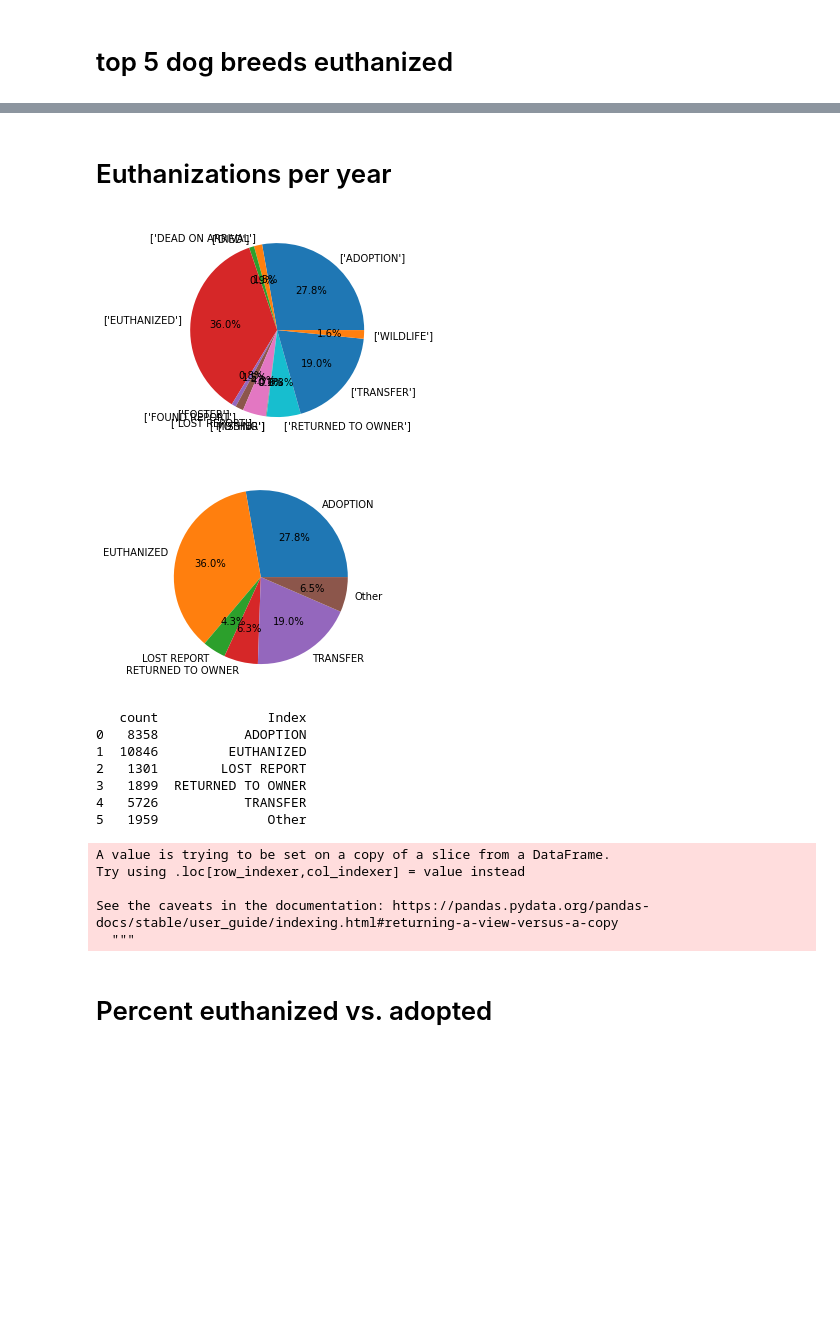
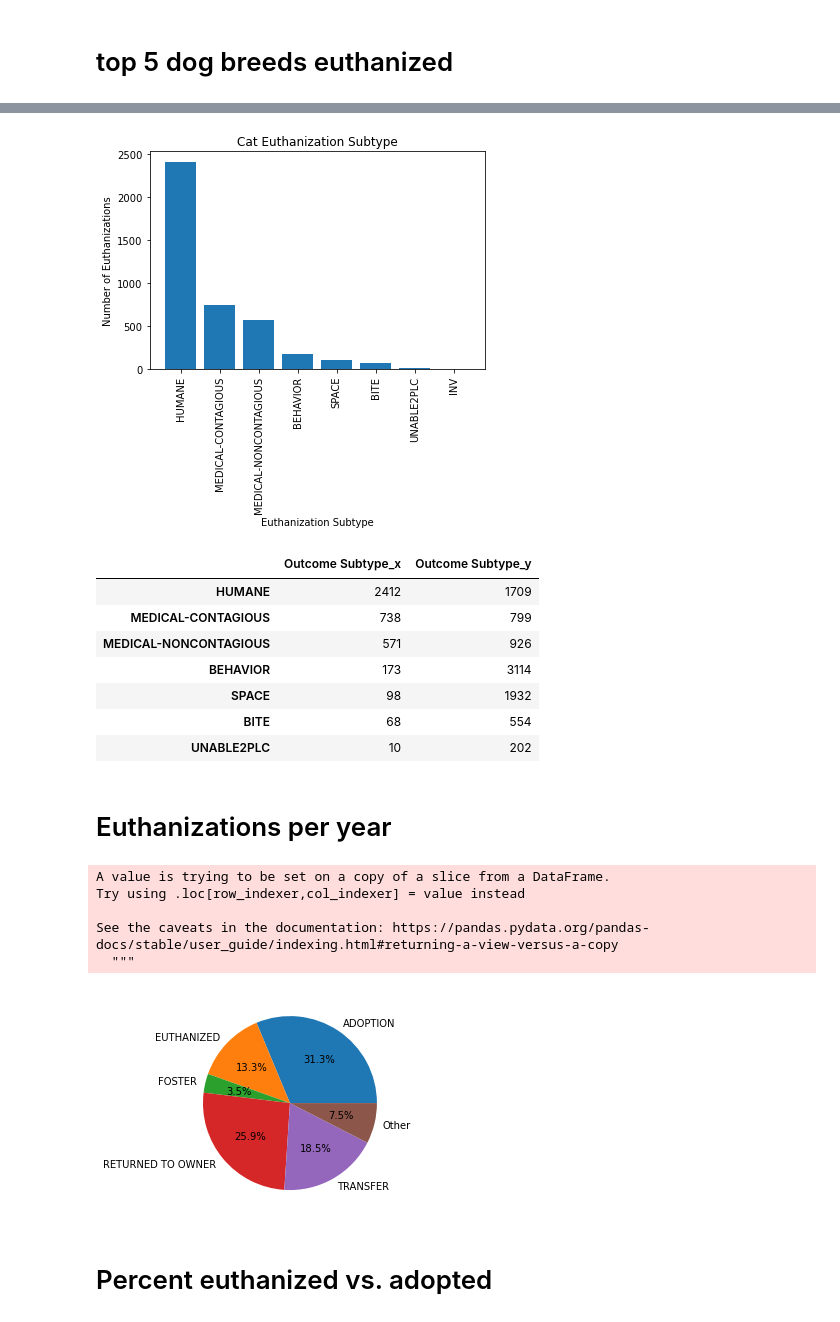
Before and after one commit to jconcha56429/Project1, a Jupyter notebook: Euthanization/Euthanization.ipynb, the cells around one changed output, grey strips where cells are left out. Saved outputs shown, nothing was run; the diff lists cells and outputs as text; code cells hidden in the pictures; blank space fills up the shorter version.

```diff
--- a/Euthanization/Euthanization.ipynb
+++ b/Euthanization/Euthanization.ipynb
@@ -62,3 +93,25 @@ Name: Animal Breed, dtype: int64
+# %%
+# cat by euthanization subtype
+sub_cat = sub_euth.loc[sub_euth['Animal Type'] == 'CAT']
+sub_cat_count = sub_cat['Outcome Subtype'].value_counts()
+plt.bar(sub_cat_count.index, sub_cat_count)
+plt.xticks(rotation=90)
+plt.title('Cat Euthanization Subtype')
+plt.xlabel('Euthanization Subtype')
+plt.ylabel('Number of Euthanizations')
+plt.show()
+merge = pd.merge(sub_cat_count,sub_dog_count,left_index= True,right_index= True)
+merge
+# %% [output]
+[figure, added]
+|  | Outcome Subtype_x | Outcome Subtype_y |
+| HUMANE | 2412 | 1709 |
+| MEDICAL-CONTAGIOUS | 738 | 799 |
+| MEDICAL-NONCONTAGIOUS | 571 | 926 |
+| BEHAVIOR | 173 | 3114 |
+| SPACE | 98 | 1932 |
+| BITE | 68 | 554 |
+| UNABLE2PLC | 10 | 202 |
 # %% [markdown]
 # Euthanizations per year
 # %%
@@ -68,35 +121,6 @@ data_2018 = shelter_data_df.loc[shelter_data_df['Year']=='FY2018']
 data_2019 = shelter_data_df.loc[shelter_data_df['Year']=='FY2019']
 data_2020 = shelter_data_df.loc[shelter_data_df['Year']=='FY2020']
 data_2021 = shelter_data_df.loc[shelter_data_df['Year']=='FY2021']
-def euth_v_adopt(year):
-  #   count = sort_values(year['Outcome Type'].value_counts()
-    both = year.groupby('Outcome Type')['Outcome Type'].agg(['count','unique'])
-    count = both['count']
-    names = both['unique']
-    # both.sort_values(by = 'count', ascending = False)
-    plt.pie(count, labels = names, autopct='%1.1f%%')
-year = data_2016
-euth_v_adopt(year)
-# %% [output]
-[figure, removed]
-# %%
-test = data_2016.groupby('Outcome Type')['Outcome Type'].agg(['count'])
-names = sorted(data_2017['Outcome Type'].unique())
-test['Names'] = names
-test2 = test.loc[test['count'] < 1000]
-test4 = test.loc[test['count'] > 1000]
-test3 = test2['count'].sum()
-new_row = {'count':test3, 'Names': 'Other'}
-# test = test.append(new_row, ignore_index=True)
-#plt.pie(test['count'],labels = test['Names'])
-#plt.show()
-# plt.pie(test['count'],labels = r_names)
-test4 = test4.append(new_row,ignore_index=True)
-r_names = test4['Names']
-plt.pie(test4['count'], labels = r_names,autopct='%1.1f%%')
-plt.show()
-# %% [output]
-[figure, removed]
 # %%
 def Outcomes(year):
     data = pd.DataFrame(year.groupby('Outcome Type')['Outcome Type'].agg(['count']))
@@ -106,26 +130,14 @@ def Outcomes(year):
     other_count = lesser.sum()
     other_row = pd.DataFrame({'count':other_count,'Index': 'Other'})
     final = greater.append(other_row,ignore_index=True)
-    print(final)
-    # print(final)
-    # new_row = ('count')
-    # final = greater.append(new_row)
-    # new_row = {'count':test3, 'Names': 'Other'}
-    # test4 = test4.append(new_row,ignore_index=True)
-year = data_2016
-Outcomes(year)
+    plt.pie(final['count'],labels = final['Index'],autopct='%1.1f%%')
+Outcomes(data_2019)
 # %% [output]
-   count              Index
-0   8358           ADOPTION
-1  10846         EUTHANIZED
-2   1301        LOST REPORT
-3   1899  RETURNED TO OWNER
-4   5726           TRANSFER
-5   1959              Other
+A value is trying to be set on a copy of a slice from a DataFrame.
+Try using .loc[row_indexer,col_indexer] = value instead
+
+See the caveats in the documentation: https://pandas.pydata.org/pandas-docs/stable/user_guide/indexing.html#returning-a-view-versus-a-copy
+  """
-A value is trying to be set on a copy of a slice from a DataFrame.
-Try using .loc[row_indexer,col_indexer] = value instead
-
-See the caveats in the documentation: https://pandas.pydata.org/pandas-docs/stable/user_guide/indexing.html#returning-a-view-versus-a-copy
-  """
+[figure, added]
 # %% [markdown]
 # Percent euthanized vs. adopted
```
Also changed, not shown: parts of 9 cells of this notebook.
